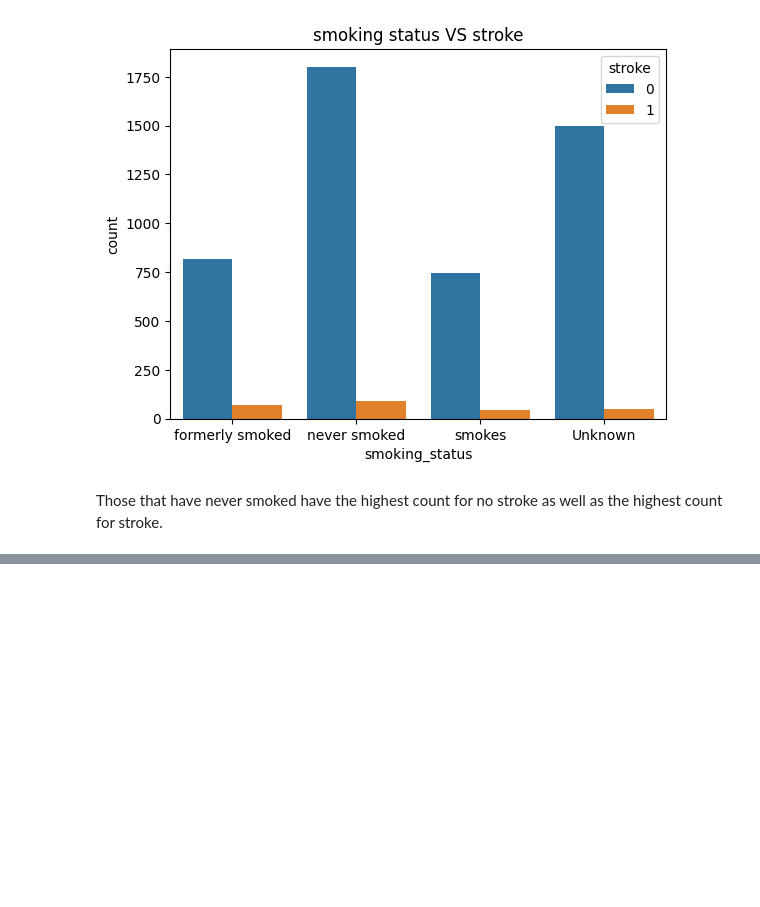
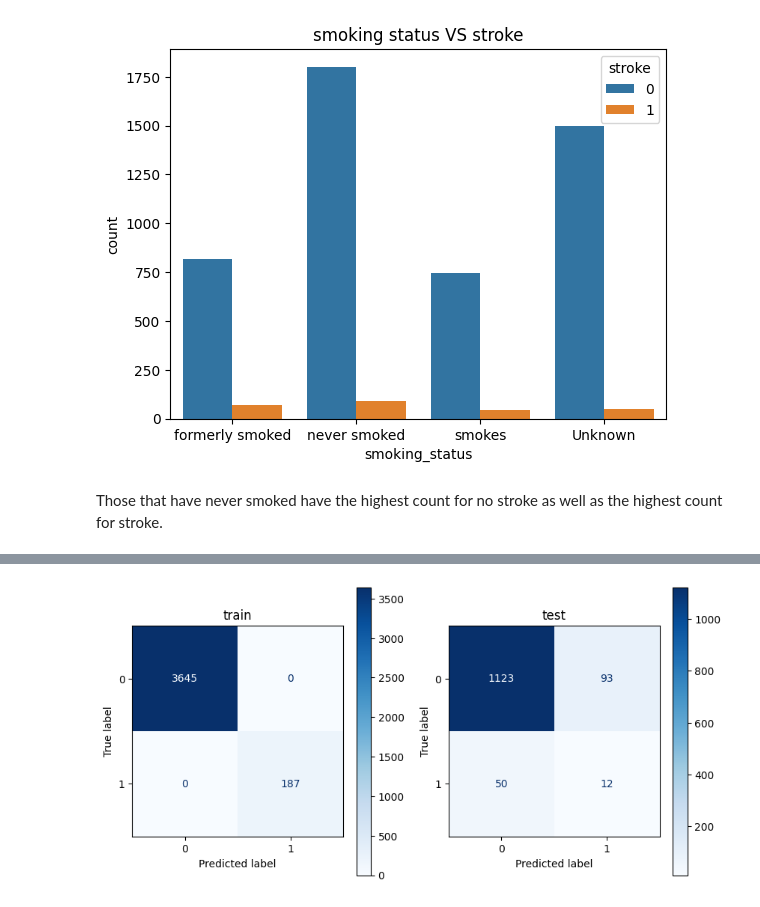
Before and after one commit to JaimeRoss/Data-Science, a Jupyter notebook: project2.ipynb, the cells around one changed output, grey strips where cells are left out. Saved outputs shown, nothing was run; the diff lists cells and outputs as text; code cells hidden in the pictures; blank space fills up the shorter version.

```diff
--- a/project2.ipynb
+++ b/project2.ipynb
@@ -307,0 +392,4 @@ Those that have never smoked have the highest count for no stroke as well as the
+# %%
+# Creating column tansformer
+preprocessor = make_column_transformer(numtuple,cattuple, remainder = "drop")
+preprocessor
@@ -307,0 +408,3 @@ Those that have never smoked have the highest count for no stroke as well as the
+# %%
+#Using SMOTE to balance classes
+smote = SMOTE(random_state = 42)
@@ -307,0 +413,5 @@ Those that have never smoked have the highest count for no stroke as well as the
+# %%
+# model
+dtc = DecisionTreeClassifier(random_state = 42, class_weight = "balanced")
+dpipe = make_sampler_pipeline(preprocessor, smote, dtc)
+dpipe.fit(X_train, Y_train)
@@ -307,0 +435,10 @@ Those that have never smoked have the highest count for no stroke as well as the
+# %%
+# base metrics
+dtc_trainpred = dpipe.predict(X_train)
+dtc_testpred = dpipe.predict(X_test)
+
+print('Train Report')
+print(classification_report(Y_train, dtc_trainpred))
+
+print('Test Report')
+print(classification_report(Y_test, dtc_testpred))
@@ -307,0 +465,10 @@ Those that have never smoked have the highest count for no stroke as well as the
+# %%
+# confusion matrix
+fig, axes = plt.subplots(ncols=2, figsize=(10,5))
+ConfusionMatrixDisplay.from_predictions(Y_train, dtc_trainpred, ax = axes[0], cmap = "Blues");
+axes[0].set_title("train")
+
+ConfusionMatrixDisplay.from_predictions(Y_test, dtc_testpred, ax = axes[1], cmap = "Blues");
+axes[1].set_title("test");
+# %% [output]
+[figure, added]
```
Also changed, not shown: parts of 48 cells of this notebook.
